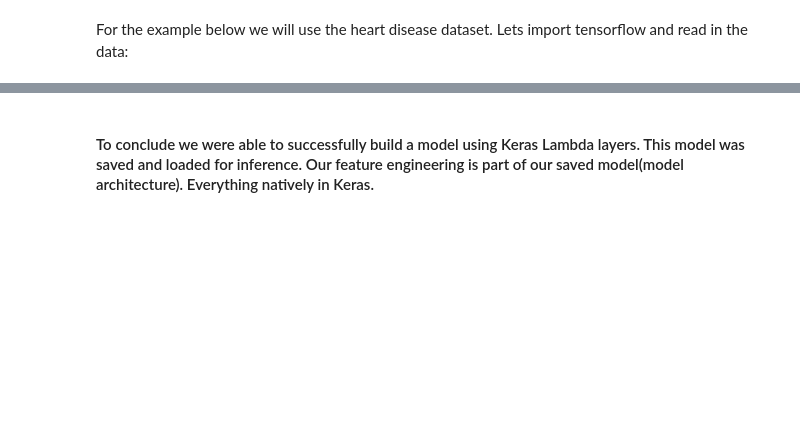
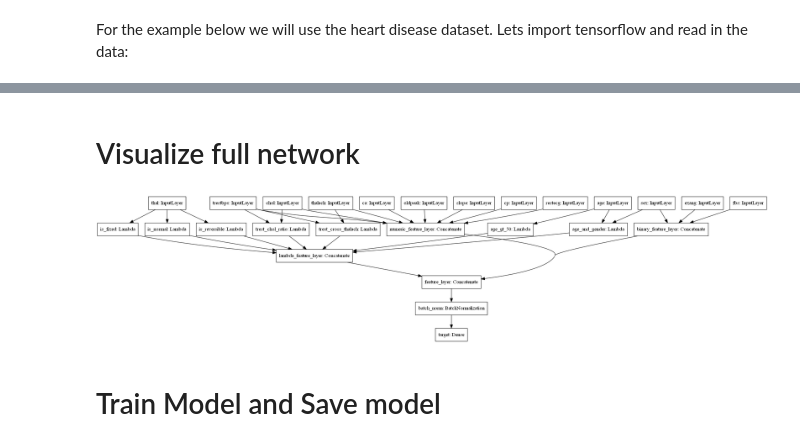
Before and after one commit to fernandonieuwveldt/keras-examples, a Jupyter notebook: lambda_layer_engineering/lambda_layer_engineering.ipynb, the cells around one changed output, grey strips where cells are left out. Cells and saved outputs as stored; diff of their text form; code cells hidden in the pictures; blank space fills up the shorter version.

```diff
--- a/lambda_layer_engineering/lambda_layer_engineering.ipynb
+++ b/lambda_layer_engineering/lambda_layer_engineering.ipynb
@@ -158,7 +190,7 @@ feature_layer = tf.keras.layers.concatenate(
 # %%
 # setup model, this is basically Logistic regression
-x = tf.keras.layers.BatchNormalization()(feature_layer)
-output = tf.keras.layers.Dense(1, activation='sigmoid')(x)
+x = tf.keras.layers.BatchNormalization(name='batch_norm')(feature_layer)
+output = tf.keras.layers.Dense(1, activation='sigmoid', name='target')(x)
 model = tf.keras.Model(inputs=feature_layer_inputs, outputs=output)
 model.compile(
   loss=tf.keras.losses.BinaryCrossentropy(),
@@ -166,12 +198,3 @@ model.compile(
   metrics=[tf.keras.metrics.BinaryAccuracy(name='accuracy'),
            tf.keras.metrics.AUC(name='auc')]
 )
-
-model.fit(dataset, epochs=10)
-
-# save model
-tf.keras.models.save_model(model, "lambda_layered_model")
-
-# load model for inference
-loaded_model = tf.keras.models.load_model("lambda_layered_model")
-loaded_model.evaluate(dataset)
@@ -203,2 +201,8 @@ INFO:tensorflow:Assets written to: lambda_layered_model/assets
-# %% [markdown]
-#### To conclude we were able to successfully build a model using Keras Lambda layers. This model was saved and loaded for inference. Our feature engineering is part of our saved model(model architecture). Everything natively in Keras.
+# %% [markdown]
+# Visualize full network
+# %%
+plot_model(model, to_file="full_model.png")
+# %% [output]
+[figure, added]
+# %% [markdown]
+# Train Model and Save model
```
Also changed, not shown: parts of 26 cells of this notebook, 4 other files.
